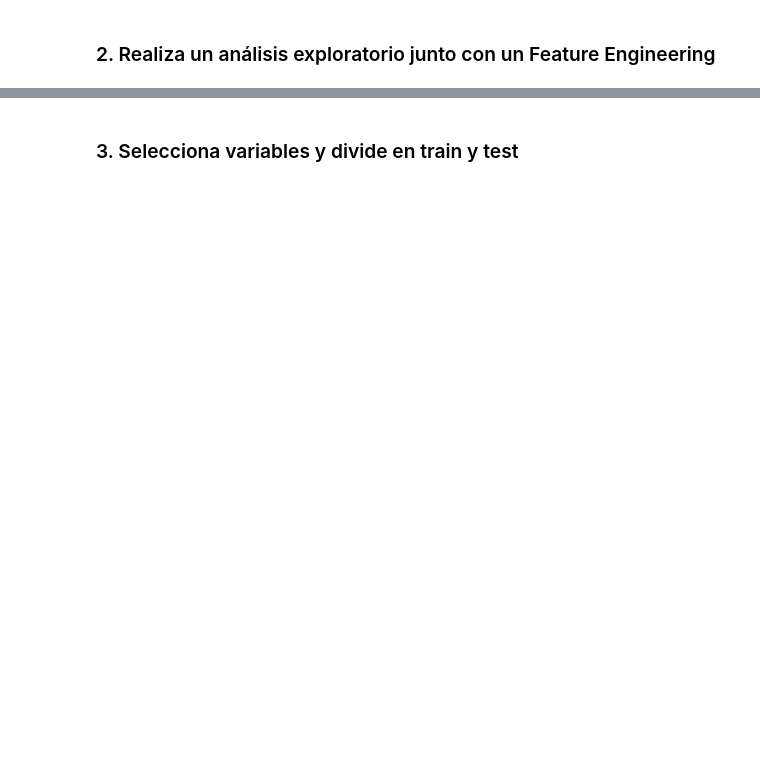
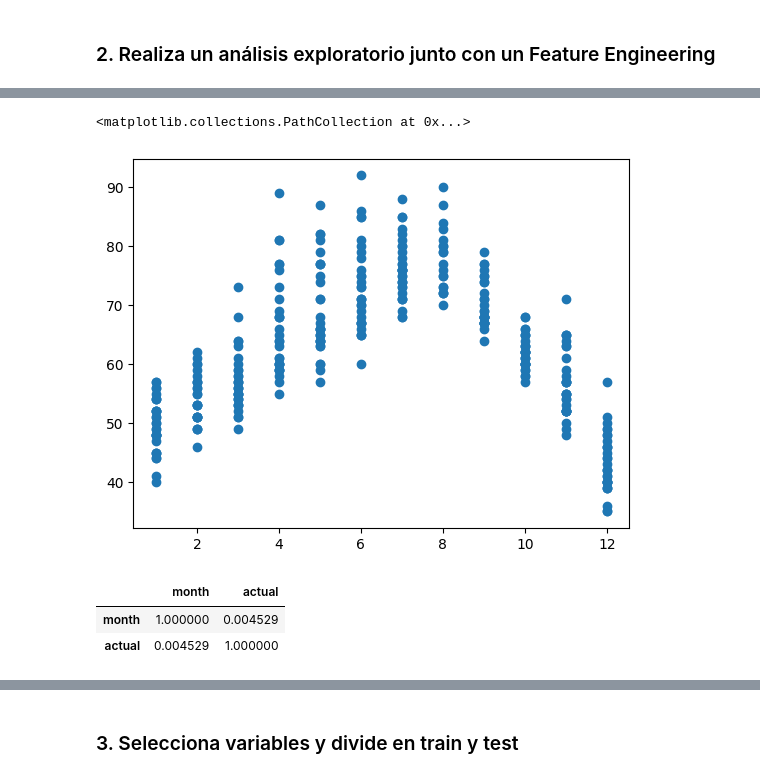
Before and after one commit to MNievas12/2503_dsft_thebridge, a Jupyter notebook: 3-Machine_Learning/1-Supervisado/3-RegorClass/5-Decision_Trees/ejercicio/DTrees_reg_class.ipynb, the cells around one changed output, grey strips where cells are left out. Drawn from its saved outputs; the diff is of its cells as text; code cells hidden in the pictures; blank space fills up the shorter version.

```diff
--- a/3-Machine_Learning/1-Supervisado/3-RegorClass/5-Decision_Trees/ejercicio/DTrees_reg_class.ipynb
+++ b/3-Machine_Learning/1-Supervisado/3-RegorClass/5-Decision_Trees/ejercicio/DTrees_reg_class.ipynb
@@ -17,0 +23,3 @@ Son datos de temperaturas tomados de la ciudad de Seattle. El objetivo es intent
+# %%
+df = pd.read_csv('data/temps.csv')
+df
@@ -19,0 +109,13 @@ Son datos de temperaturas tomados de la ciudad de Seattle. El objetivo es intent
+# %%
+my_week = {
+    "Mon": 1,
+    "Tues": 2,
+    "Wed": 3,
+    "Thurs": 4,
+    "Fri": 5,
+    "Sat": 6,
+    "Sun": 7
+}
+
+df['week_int'] = df['week'].replace(my_week)
+df
@@ -19,0 +136,6 @@ Son datos de temperaturas tomados de la ciudad de Seattle. El objetivo es intent
+# %%
+df['autumn'] = np.where(df['month'].isin([10,11,12]), 1, 0)
+df['winter'] = np.where(df['month'].isin([1,2,3]), 1, 0)
+df['spring'] = np.where(df['month'].isin([4,5,6]), 1, 0)
+df['summer'] = np.where(df['month'].isin([7,8,9]), 1, 0)
+df
@@ -19,0 +156,11 @@ Son datos de temperaturas tomados de la ciudad de Seattle. El objetivo es intent
+# %%
+plt.scatter(df['month'], df['actual'])
+# %% [output]
+<matplotlib.collections.PathCollection at 0x...>
+[figure, added]
+# %%
+df[['month', 'actual']].corr()
+# %% [output]
+|  | month | actual |
+| month | 1.000000 | 0.004529 |
+| actual | 0.004529 | 1.000000 |
```
Also changed, not shown: parts of 57 cells of this notebook.
